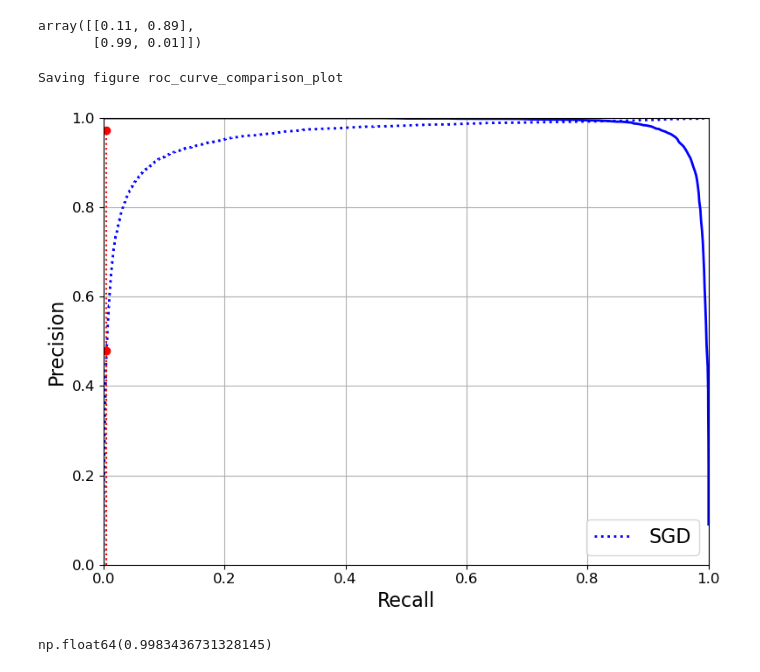
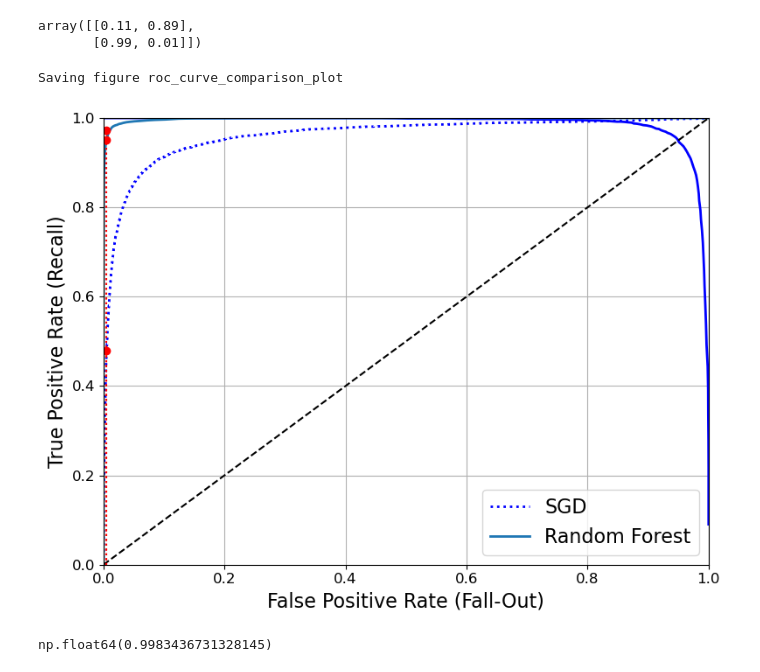
Before and after one commit to suka1901/handson-ml2, a Jupyter notebook: 03_classification.ipynb, the cells around one changed output. Cells and saved outputs as stored; diff of their text form; code cells hidden in the pictures.

```diff
--- a/03_classification.ipynb
+++ b/03_classification.ipynb
@@ -361,7 +361,7 @@ recall_score(y_train_5, y_train_pred_90)
 # %%
 from sklearn.metrics import roc_curve
 
-fpr, tpr, thresholds = roc_curve(y_train_5, y_scores)
+fpr_sgd, tpr_sgd, thresholds = roc_curve(y_train_5, y_scores)
 # %%
 def plot_roc_curve(fpr, tpr, label=None):
     plt.plot(fpr, tpr, linewidth=2, label=label)
@@ -404,30 +404,30 @@ y_scores_forest = y_probas_forest[:, 1] # score = proba of positive class
 #PR curve
 precisions_forest, recalls_forest, thresholds_forest = precision_recall_curve(y_train_5, y_scores_forest)
 #ROC curve
-#fpr_forest, tpr_forest, thresholds_forest = roc_curve(y_train_5,y_scores_forest)
+fpr_forest, tpr_forest, thresholds_forest = roc_curve(y_train_5,y_scores_forest)
 # %%
-#recall_for_forest = tpr_forest[np.argmax(fpr_forest >= fpr_90)]
+recall_for_forest = tpr_forest[np.argmax(fpr_forest >= fpr_90)]
 
 pr_forect = recalls_forest[np.argmax(precisions_forest >= 0.90)]
 
 plt.figure(figsize=(8, 6))
 plt.plot(fpr, tpr, "b:", linewidth=2, label="SGD")
 plot_precision_vs_recall(precisions_forest, recalls_forest)
-#plot_roc_curve(fpr_forest, tpr_forest, "Random Forest")
+plot_roc_curve(fpr_forest, tpr_forest, "Random Forest")
 plt.plot([fpr_90, fpr_90], [0., recall_90_precision], "r:")
 plt.plot([0.0, fpr_90], [recall_90_precision, recall_90_precision], "r:")
 plt.plot([fpr_90], [recall_90_precision], "ro")
 plt.plot([fpr_90, fpr_90], [0., pr_forect], "r:")
-#plt.plot([fpr_90, fpr_90], [0., recall_for_forest], "r:")
+plt.plot([fpr_90, fpr_90], [0., recall_for_forest], "r:")
 plt.plot([fpr_90], [pr_forect], "ro")
-#plt.plot([fpr_90], [recall_for_forest], "ro")
+plt.plot([fpr_90], [recall_for_forest], "ro")
 plt.grid(True)
 plt.legend(loc="lower right", fontsize=16)
 save_fig("roc_curve_comparison_plot")
 plt.show()
 # %% [output]
 Saving figure roc_curve_comparison_plot
-[figure, old version]
+[figure, new version]
 # %%
 roc_auc_score(y_train_5, y_scores_forest)
 # %% [output]
```
Also changed, not shown: parts of 13 cells of this notebook, 1 other file.
